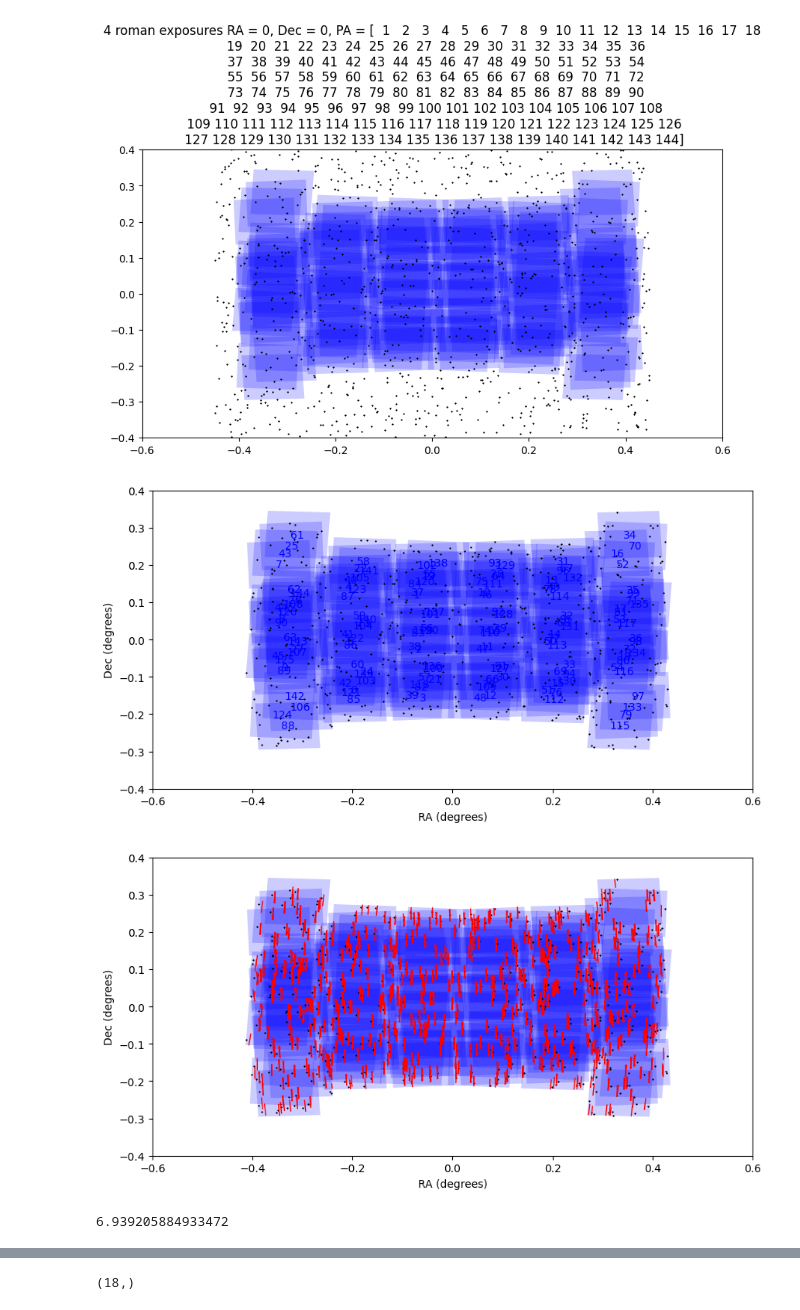
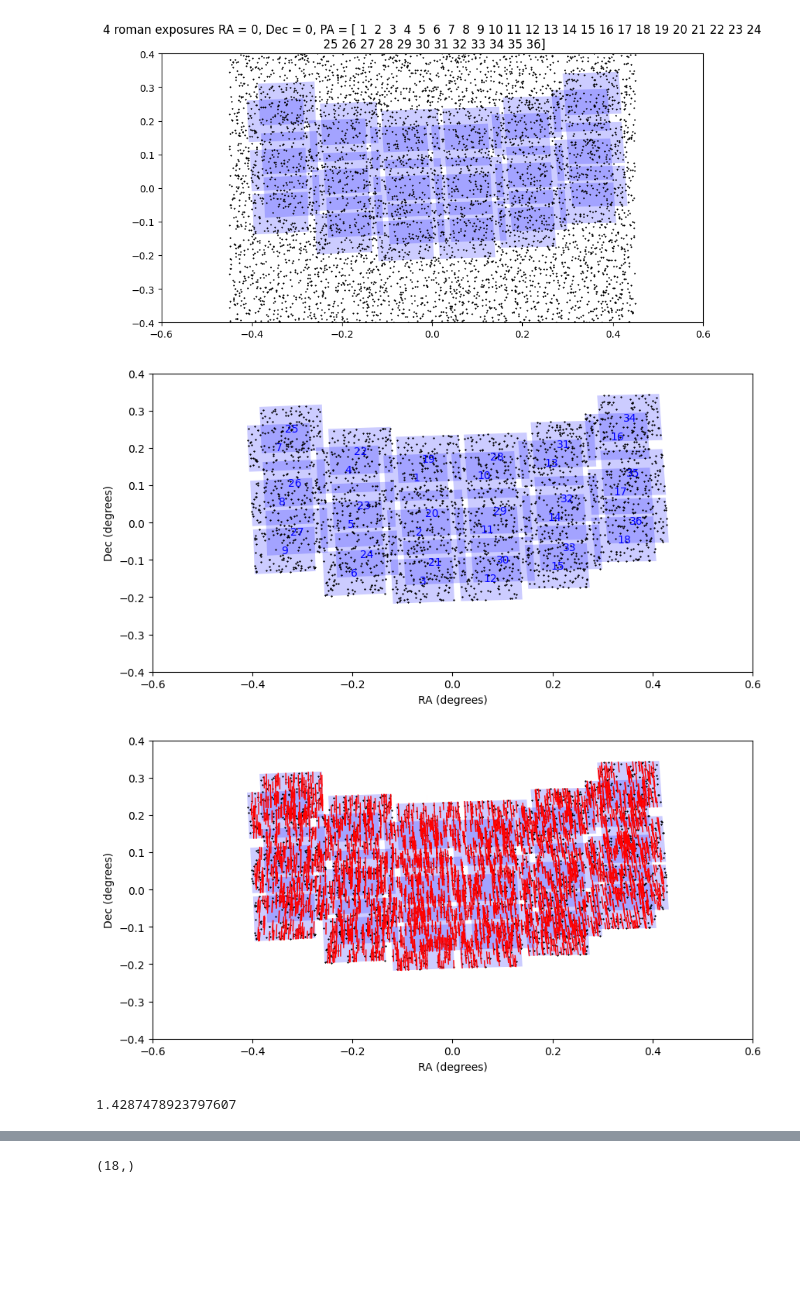
Before and after one commit to roman-grs-pit/relativefluxcalibration_test, a Jupyter notebook: wavelength_dependent_sca_grism.ipynb, the cells around one changed output, grey strips where cells are left out. Drawn from its saved outputs; the diff is of its cells as text; code cells hidden in the pictures; blank space fills up the shorter version.

```diff
--- a/wavelength_dependent_sca_grism.ipynb
+++ b/wavelength_dependent_sca_grism.ipynb
@@ -58,9 +58,9 @@ throughput_data = np.zeros((18, len(master_bin_centers)))
 for i in range(18):
 
     sca_throughput = rescale(throughput(lam))
-    throughput_data[i] = sca_throughput
+    throughput_data[i] = sca_throughput+0.001
 
-throughput_data[17] *= 0.5
+# throughput_data[17] *= 0.5
 # plt.plot(master_bin_centers, throughput_data[5]/throughput_data[2], label = "throughput")
 for i in range(18):
     plt.plot(master_bin_centers, throughput_data[i], label = f"throughput {i+1}")
@@ -68,5 +68,4 @@ plt.legend()
 plt.title("mockthroughoutput")
 plt.xlabel("angstrom")
 plt.show()
-print(master_bin_centers)
 # %% [output]
@@ -75,0 +73,4 @@ print(master_bin_centers)
+# %%
+throughput_data = np.log(throughput_data)
+for i in range(18):
+    plt.plot(master_bin_centers, throughput_data[i], label = f"throughput {i+1}")
@@ -90,7 +93,7 @@ raoff = raoffl[0]
 
 pointing_coords = []
 
-survey = 3
+survey = 1
 
 if survey == 0:
     pointing_coords.append([ra0+raoff, dec0+decoff, pa])
@@ -129,36 +126,36 @@ for i in range(len(pointing_coords)):
 fig, ax = plt.subplots(figsize = (10,5))
 
 ##sim parameters
-ns = 1000 # initial number of stars
+ns = 5000 # initial number of stars
 exp = np.arange(len(footprints))+1
 Nexp = len(exp)
 
 for footprint in exp:
   data = footprints[footprint]
   corners = data['vertices']
   polygon = patches.Polygon(corners, closed=True, alpha = 0.2, facecolor = 'blue')
 
   ax.add_patch(polygon)
 
 plt.title("4 roman exposures RA = 0, Dec = 0, PA = {}".format(exp))
 
 stars_x = (np.random.rand(ns) - 0.5)*0.9
 stars_y = (np.random.rand(ns) - 0.5)*0.8
 
 # stars_x = np.linspace(-0.5,0.5, 100)
 # stars_x = np.tile(stars_x, 100)
 # stars_y = np.linspace(-0.25,0.35,100)
 # stars_y = np.sort(np.repeat(stars_y, 100))
 
 plt.xlim(-0.6, 0.6)
 plt.ylim(-0.4, 0.4)
 
 plt.plot(stars_x, stars_y, "*", color = "black", markersize = 1)
 # plt.gca().invert_xaxis()
 # plt.plot(star[0], star[1], "*", color = "black", markersize = 3)
 plt.show()
 # %% [output]
-[figure, old version]
+[figure, new version]
 # %%
 #create lists of paths for exposures
 
@@ -204,7 +201,7 @@ plt.xlabel('RA (degrees)')
 plt.ylabel('Dec (degrees)')
 plt.show()
 # %% [output]
-[figure, old version]
+[figure, new version]
 # %%
 #im gonna assume an arbitrary sigma k here
 np.random.seed(17)
@@ -282,13 +285,13 @@ plt.xlabel('RA (degrees)')
 plt.ylabel('Dec (degrees)')
 plt.show()
 # %% [output]
-[figure, old version]
+[figure, new version]
 # %%
 start = time.time()
 cali = run_calibration(stars_wvl, exp, stars_obs, sig_ij, sigk, true_brightness, true_k, throughput_data)
 print(time.time() - start)
 # %% [output]
-6.939205884933472
+1.4287478923797607
 # %%
 for _ in range(Nexp):
     if (_+1)%18 == 0:
```
Also changed, not shown: parts of 9 cells of this notebook, 3 other files.
